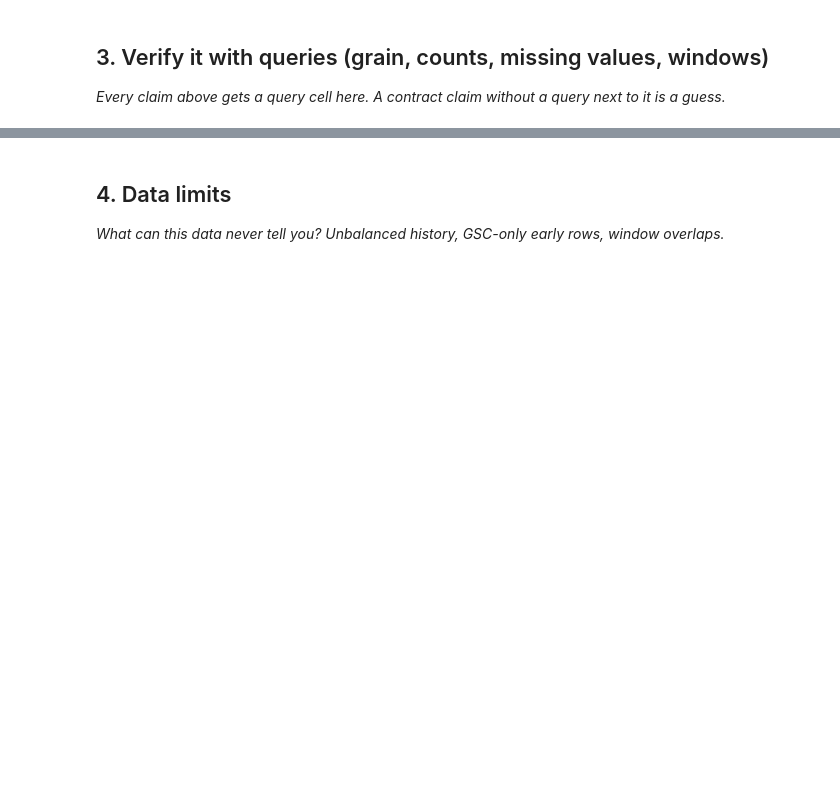
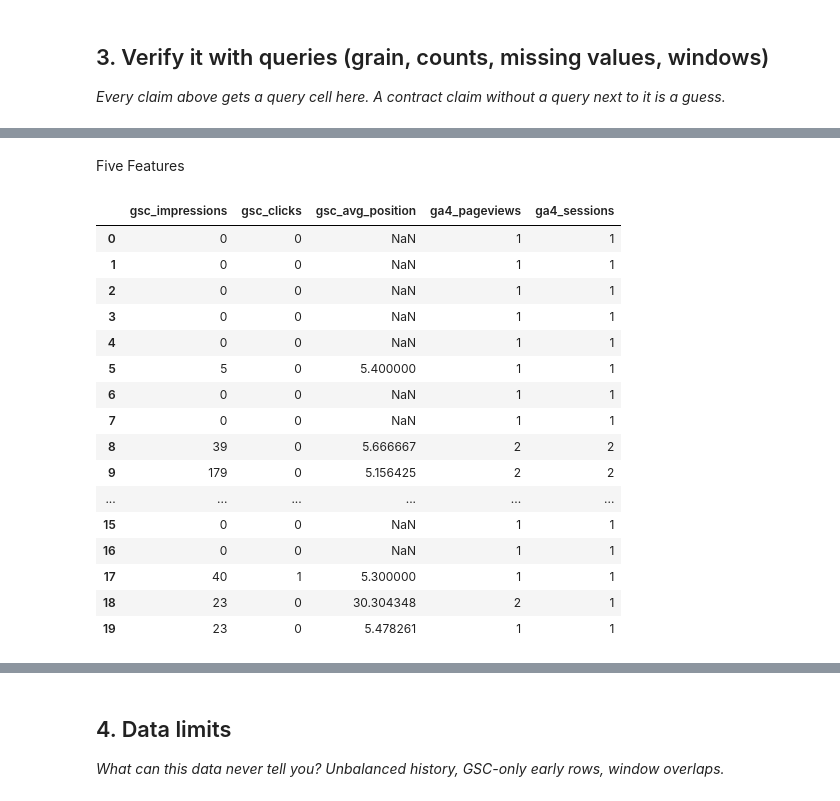
Before and after one commit to omi290/flyrank-ml-internship, a Jupyter notebook: work/notebooks/w03_data_contract.ipynb, the cells around one changed output, grey strips where cells are left out. Cells and saved outputs as stored; diff of their text form; code cells hidden in the pictures; blank space fills up the shorter version.

```diff
--- a/work/notebooks/w03_data_contract.ipynb
+++ b/work/notebooks/w03_data_contract.ipynb
@@ -29,0 +296,32 @@ This skeleton is yours to fill. Work the sections **in order** — each one has
+# %% [markdown]
+Five Features
+# %%
+db.sql("""
+SELECT
+    gsc_impressions,
+    gsc_clicks,
+    gsc_avg_position,
+    ga4_pageviews,
+    ga4_sessions
+FROM march_data
+WHERE ga4_data_available IS TRUE
+LIMIT 20;
+""").df()
+# %% [output]
+|  | gsc_impressions | gsc_clicks | gsc_avg_position | ga4_pageviews | ga4_sessions |
+| 0 | 0 | 0 | NaN | 1 | 1 |
+| 1 | 0 | 0 | NaN | 1 | 1 |
+| 2 | 0 | 0 | NaN | 1 | 1 |
+| 3 | 0 | 0 | NaN | 1 | 1 |
+| 4 | 0 | 0 | NaN | 1 | 1 |
+| 5 | 5 | 0 | 5.400000 | 1 | 1 |
+| 6 | 0 | 0 | NaN | 1 | 1 |
+| 7 | 0 | 0 | NaN | 1 | 1 |
+| 8 | 39 | 0 | 5.666667 | 2 | 2 |
+| 9 | 179 | 0 | 5.156425 | 2 | 2 |
+| ... | ... | ... | ... | ... | ... |
+| 15 | 0 | 0 | NaN | 1 | 1 |
+| 16 | 0 | 0 | NaN | 1 | 1 |
+| 17 | 40 | 1 | 5.300000 | 1 | 1 |
+| 18 | 23 | 0 | 30.304348 | 2 | 1 |
+| 19 | 23 | 0 | 5.478261 | 1 | 1 |
```
Also changed, not shown: parts of 26 cells of this notebook.
